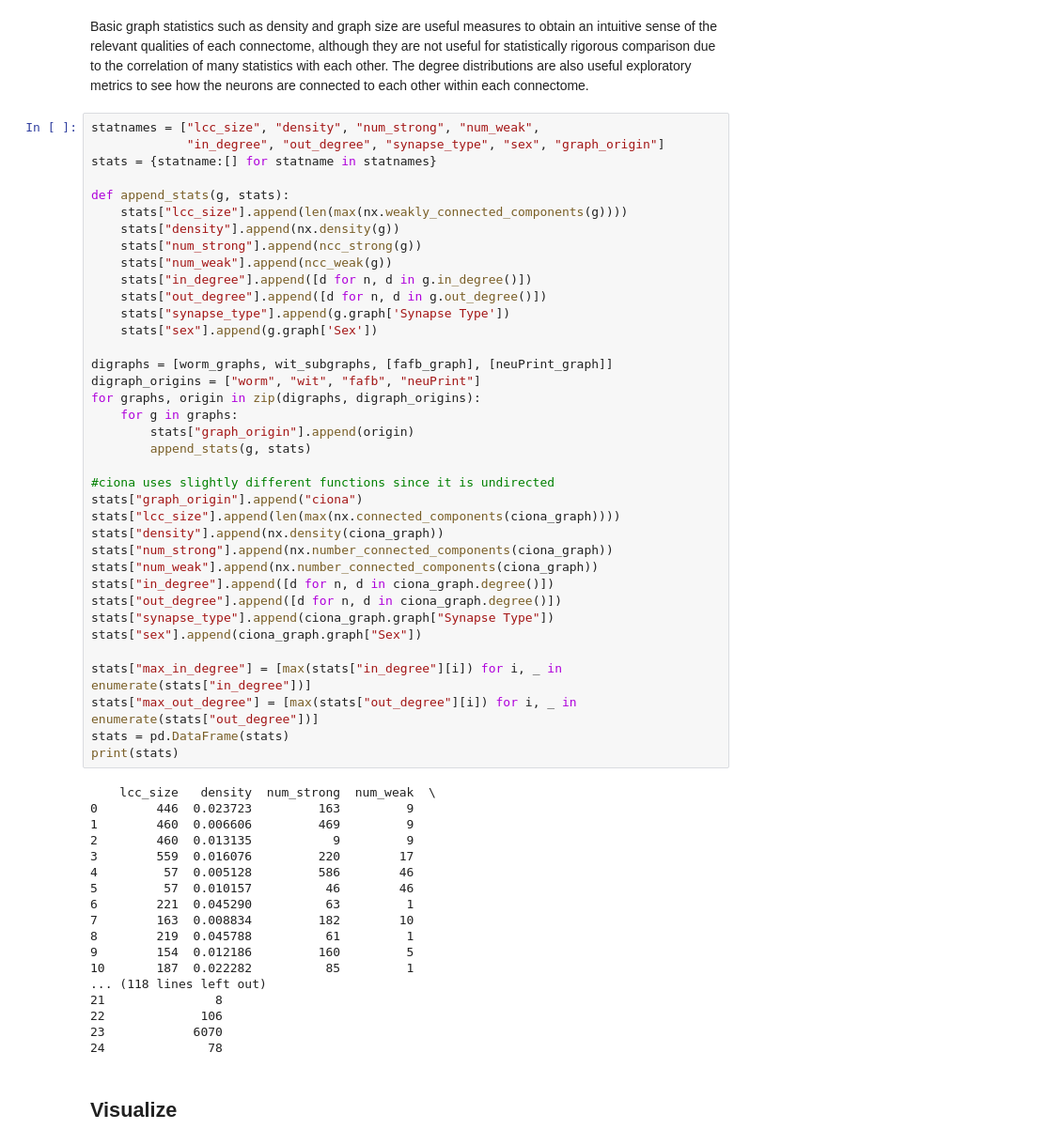
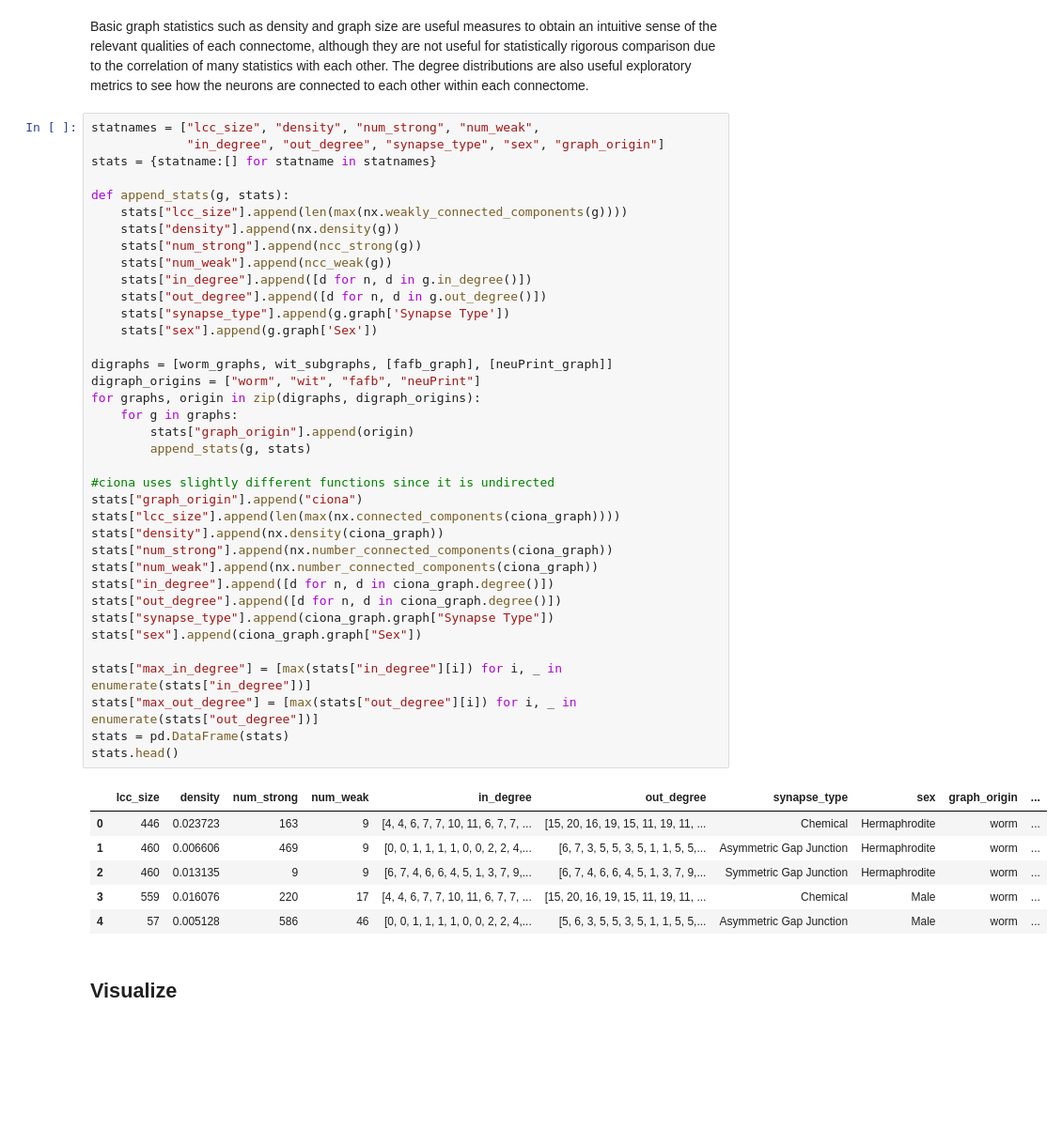
Before and after one commit to neurodata/connectocross, a Jupyter notebook: docs/GraphStats.ipynb, the cells around one changed output. Shown at 94% size. Saved outputs shown, nothing was run; the diff lists cells and outputs as text; blank space fills up the shorter version.

```diff
--- a/docs/GraphStats.ipynb
+++ b/docs/GraphStats.ipynb
@@ -86,51 +77,40 @@ def append_stats(g, stats):
     stats["density"].append(nx.density(g))
     stats["num_strong"].append(ncc_strong(g))
     stats["num_weak"].append(ncc_weak(g))
     stats["in_degree"].append([d for n, d in g.in_degree()])
     stats["out_degree"].append([d for n, d in g.out_degree()])
     stats["synapse_type"].append(g.graph['Synapse Type'])
     stats["sex"].append(g.graph['Sex'])
 
 digraphs = [worm_graphs, wit_subgraphs, [fafb_graph], [neuPrint_graph]]
 digraph_origins = ["worm", "wit", "fafb", "neuPrint"]
 for graphs, origin in zip(digraphs, digraph_origins):
     for g in graphs:
         stats["graph_origin"].append(origin)
         append_stats(g, stats)
 
 #ciona uses slightly different functions since it is undirected
 stats["graph_origin"].append("ciona")
 stats["lcc_size"].append(len(max(nx.connected_components(ciona_graph))))
 stats["density"].append(nx.density(ciona_graph))
 stats["num_strong"].append(nx.number_connected_components(ciona_graph))
 stats["num_weak"].append(nx.number_connected_components(ciona_graph))
 stats["in_degree"].append([d for n, d in ciona_graph.degree()])
 stats["out_degree"].append([d for n, d in ciona_graph.degree()])
 stats["synapse_type"].append(ciona_graph.graph["Synapse Type"])
 stats["sex"].append(ciona_graph.graph["Sex"])
 
 stats["max_in_degree"] = [max(stats["in_degree"][i]) for i, _ in enumerate(stats["in_degree"])]
 stats["max_out_degree"] = [max(stats["out_degree"][i]) for i, _ in enumerate(stats["out_degree"])]
 stats = pd.DataFrame(stats)
-print(stats)
+stats.head()
 # %% [output]
-    lcc_size   density  num_strong  num_weak  \
-0        446  0.023723         163         9
-1        460  0.006606         469         9
-2        460  0.013135           9         9
-3        559  0.016076         220        17
-4         57  0.005128         586        46
-5         57  0.010157          46        46
-6        221  0.045290          63         1
-7        163  0.008834         182        10
-8        219  0.045788          61         1
-9        154  0.012186         160         5
-10       187  0.022282          85         1
-... (118 lines left out)
-21               8
-22             106
-23            6070
-24              78
+|  | lcc_size | density | num_strong | num_weak | in_degree | out_degree | synapse_type | sex | graph_origin | ... |
+| 0 | 446 | 0.023723 | 163 | 9 | [4, 4, 6, 7, 7, 10, 11, 6, 7, 7, ... | [15, 20, 16, 19, 15, 11, 19, 11, ... | Chemical | Hermaphrodite | worm | ... |
+| 1 | 460 | 0.006606 | 469 | 9 | [0, 0, 1, 1, 1, 1, 0, 0, 2, 2, 4,... | [6, 7, 3, 5, 5, 3, 5, 1, 1, 5, 5,... | Asymmetric Gap Junction | Hermaphrodite | worm | ... |
+| 2 | 460 | 0.013135 | 9 | 9 | [6, 7, 4, 6, 6, 4, 5, 1, 3, 7, 9,... | [6, 7, 4, 6, 6, 4, 5, 1, 3, 7, 9,... | Symmetric Gap Junction | Hermaphrodite | worm | ... |
+| 3 | 559 | 0.016076 | 220 | 17 | [4, 4, 6, 7, 7, 10, 11, 6, 7, 7, ... | [15, 20, 16, 19, 15, 11, 19, 11, ... | Chemical | Male | worm | ... |
+| 4 | 57 | 0.005128 | 586 | 46 | [0, 0, 1, 1, 1, 1, 0, 0, 2, 2, 4,... | [5, 6, 3, 5, 5, 3, 5, 1, 1, 5, 5,... | Asymmetric Gap Junction | Male | worm | ... |
 # %% [markdown]
 ## Visualize
 # %% [markdown]
```
Also changed, not shown: parts of 3 cells of this notebook, 2 other files.
